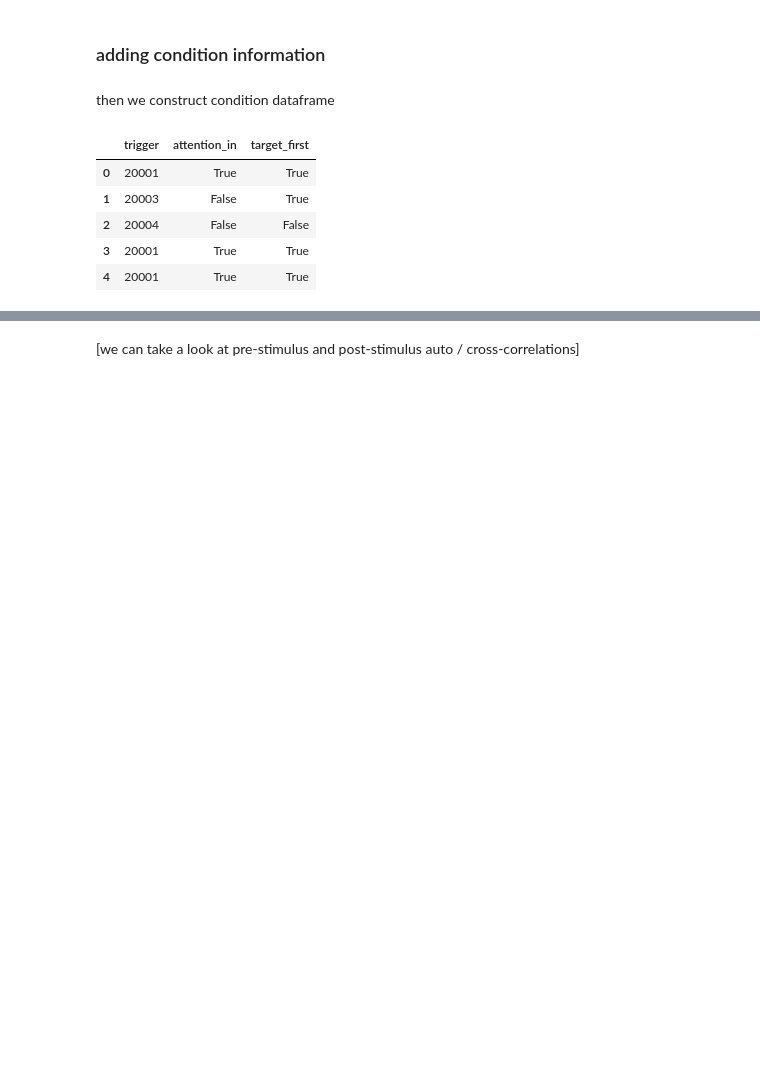
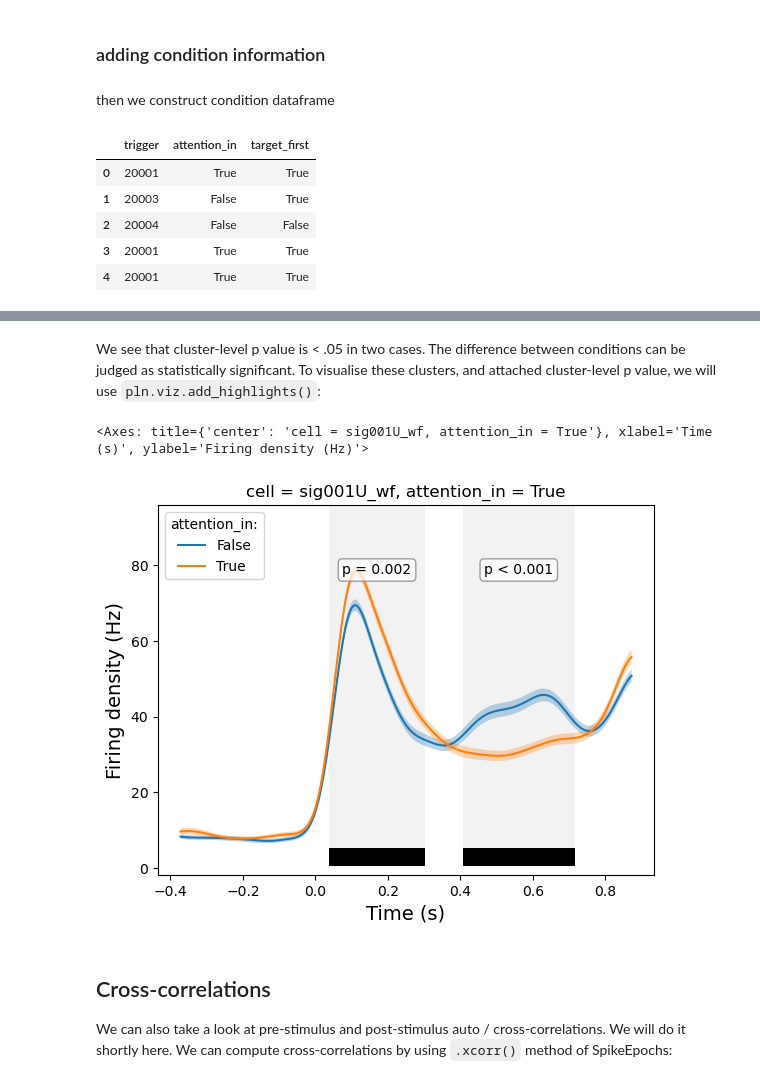
Before and after one commit to labianca/pylabianca, a Jupyter notebook: doc/fieldtrip_example.ipynb, the cells around one changed output, grey strips where cells are left out. Cells and saved outputs as stored; diff of their text form; code cells hidden in the pictures; blank space fills up the shorter version.

```diff
--- a/doc/fieldtrip_example.ipynb
+++ b/doc/fieldtrip_example.ipynb
@@ -220,2 +219,12 @@ pln.viz.plot_spike_rate(frate.isel(cell=0), groupby='attention_in')
+# %% [markdown]
+We see that cluster-level p value is < .05 in two cases. The difference between conditions can be judged as statistically significant. To visualise these clusters, and attached cluster-level p value, we will use `pln.viz.add_highlights()`:
+# %%
+pln.viz.plot_shaded(frate.isel(cell=0), groupby='attention_in')
+pln.viz.add_highlights(frate.isel(cell=0), clusters, pval)
+# %% [output]
+<Axes: title={'center': 'cell = sig001U_wf, attention_in = True'}, xlabel='Time (s)', ylabel='Firing density (Hz)'>
+[figure, added]
 # %% [markdown]
-[we can take a look at pre-stimulus and post-stimulus auto / cross-correlations]
+## Cross-correlations
+We can also take a look at pre-stimulus and post-stimulus auto / cross-correlations. We will do it shortly here.
+We can compute cross-correlations by using `.xcorr()` method of SpikeEpochs:
```
Also changed, not shown: parts of 22 cells of this notebook.
